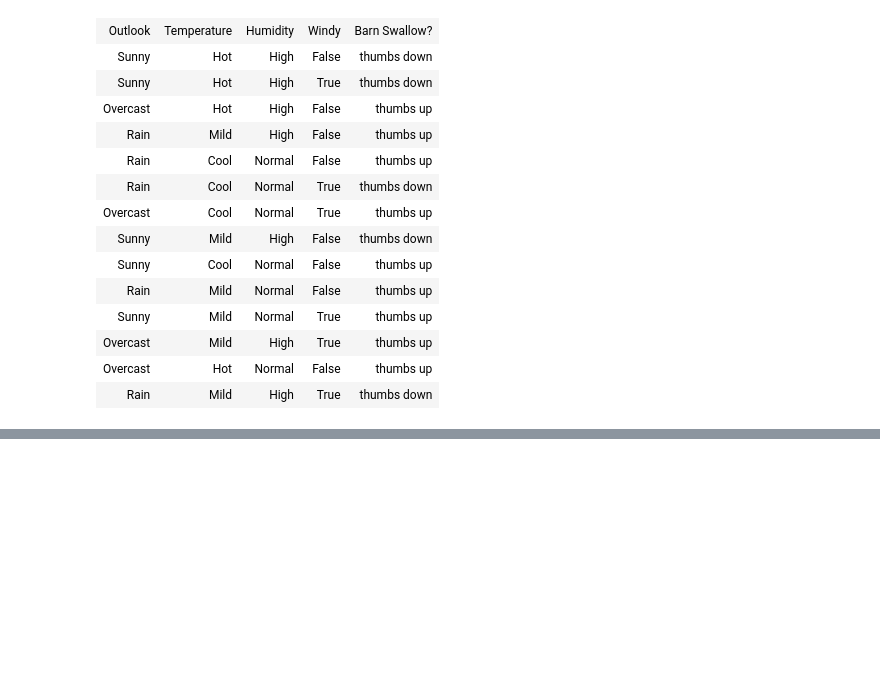
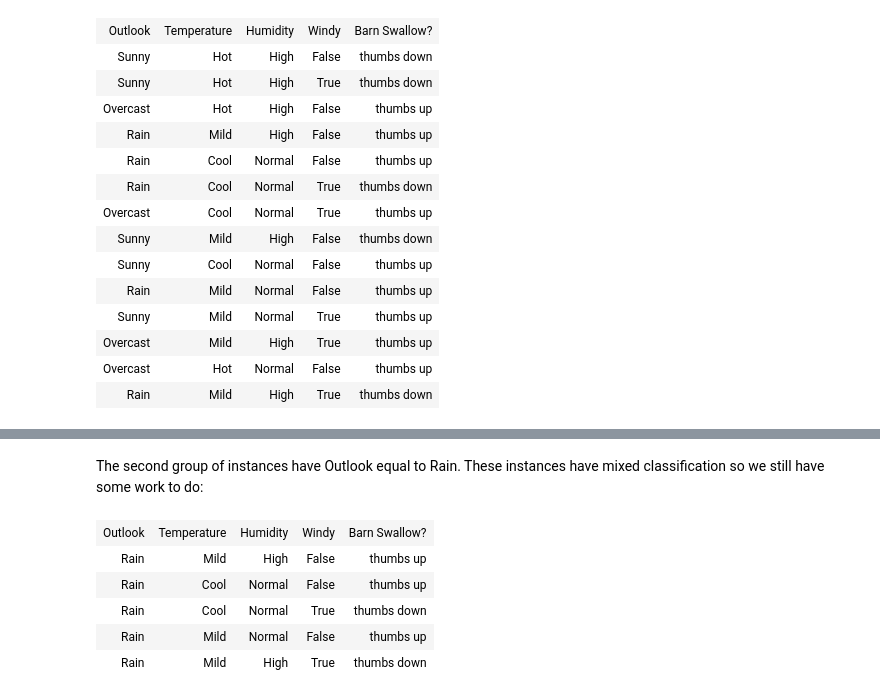
Before and after one commit to patricklaheytutorials/machine-learning, a Jupyter notebook: Basic Decision Trees.ipynb, the cells around one changed output, grey strips where cells are left out. Cells and saved outputs as stored; diff of their text form; code cells hidden in the pictures; blank space fills up the shorter version.

```diff
--- a/Basic Decision Trees.ipynb
+++ b/Basic Decision Trees.ipynb
@@ -106,0 +204,16 @@ display(itable.PrettyTable(df, tstyle=itable.TableStyle(theme="theme1"), center=
+# %% [markdown]
+The second group of instances have Outlook equal to Rain.  These instances have mixed classification so we still have some work to do:
+# %%
+df_g2 = df_sorted.loc[df_sorted['Outlook'] == 'Rain']
+df_g2.index = range(len(df_g2))
+
+pt = df_color(df_g2, 'Outlook', OUTLOOK_COLORS)
+df_gray_col(pt, 'Outlook')
+display(pt)
+# %% [output]
+| Outlook | Temperature | Humidity | Windy | Barn Swallow? |
+| Rain | Mild | High | False | thumbs up |
+| Rain | Cool | Normal | False | thumbs up |
+| Rain | Cool | Normal | True | thumbs down |
+| Rain | Mild | Normal | False | thumbs up |
+| Rain | Mild | High | True | thumbs down |
```
Also changed, not shown: parts of 18 cells of this notebook, 1 other file.
